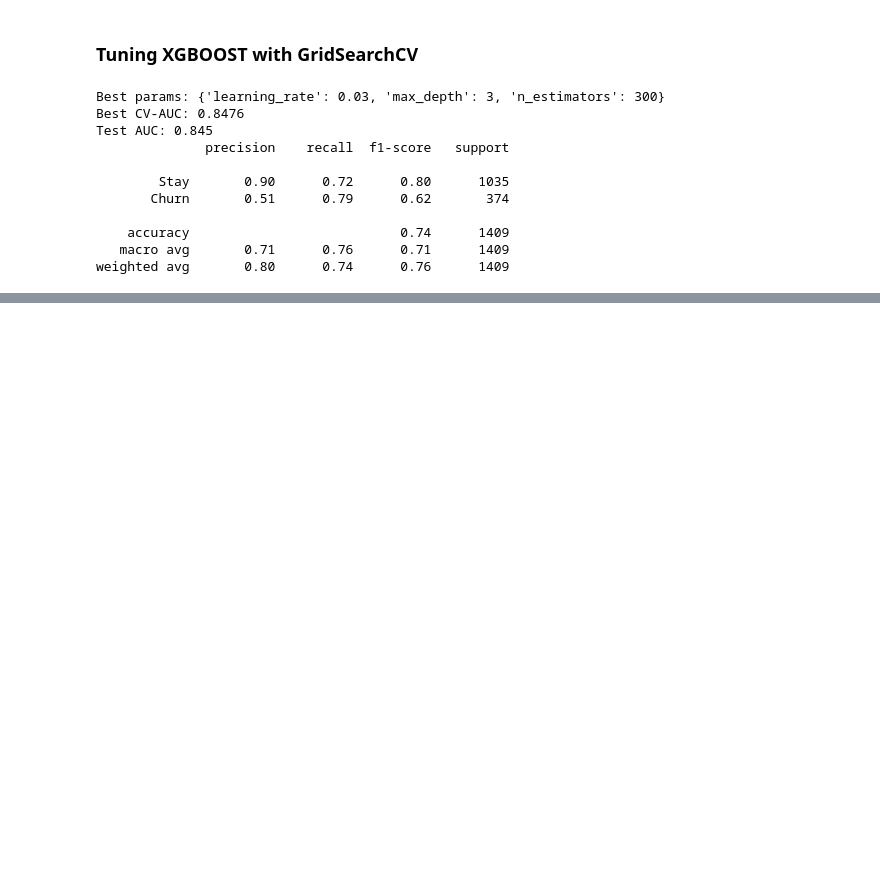
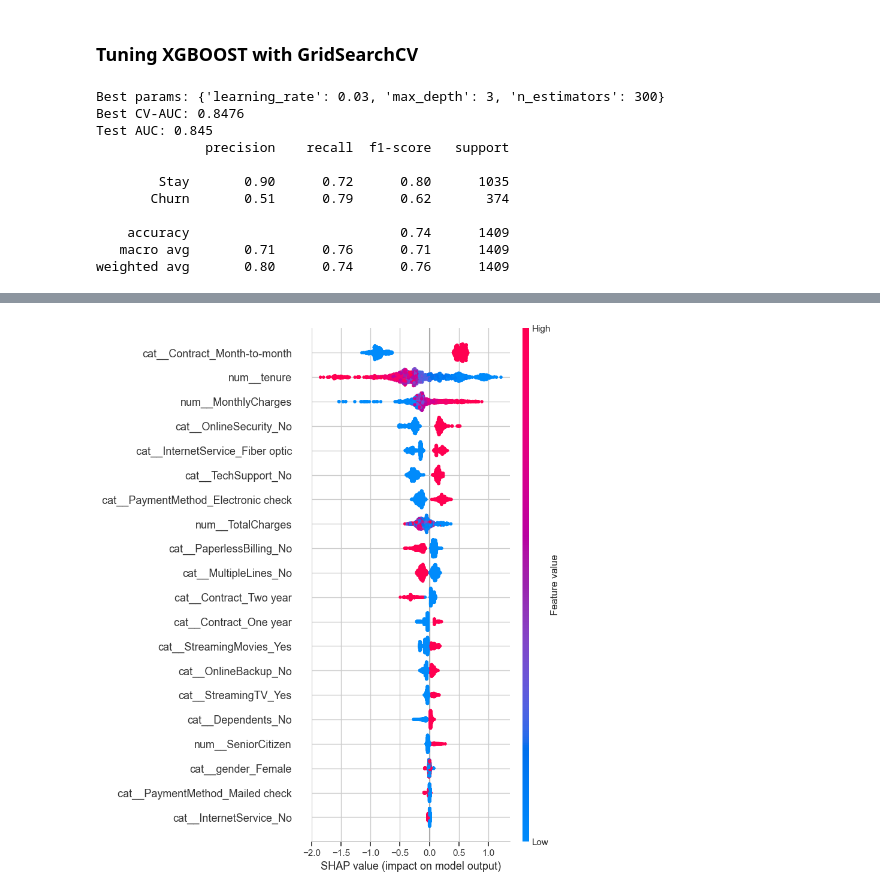
Before and after one commit to lavishsolanki941/Churn-, a Jupyter notebook: churn_prediction.ipynb, the cells around one changed output, grey strips where cells are left out. Drawn from its saved outputs; the diff is of its cells as text; code cells hidden in the pictures; blank space fills up the shorter version.

```diff
--- a/churn_prediction.ipynb
+++ b/churn_prediction.ipynb
@@ -365,0 +398,4 @@ weighted avg       0.80      0.74      0.76      1409
+# %%
+shap.summary_plot(shap_values, X_test_named, show=True)
+# %% [output]
+[figure, added]
```
Also changed, not shown: parts of 6 cells of this notebook.
